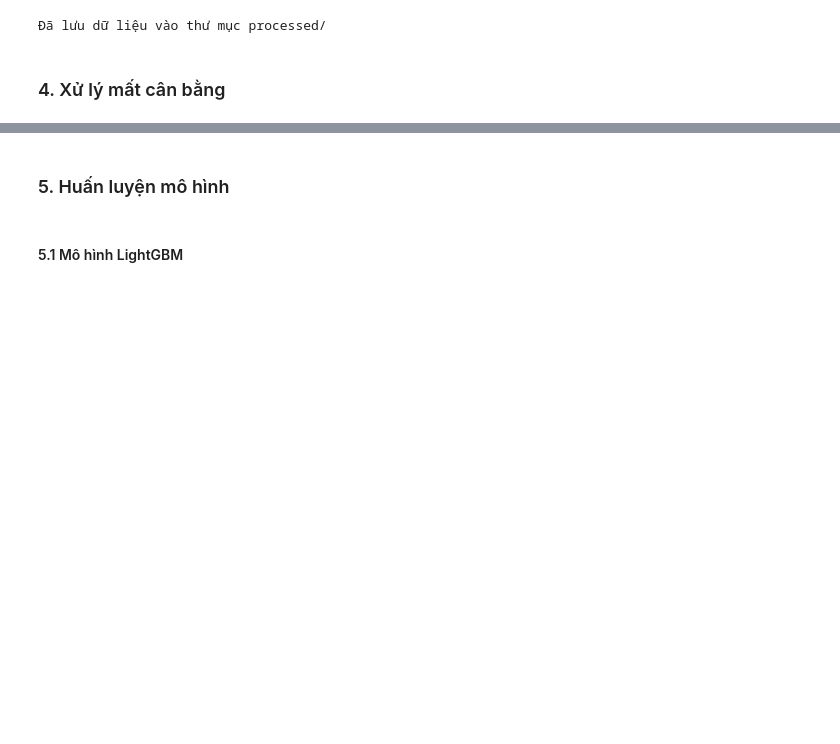
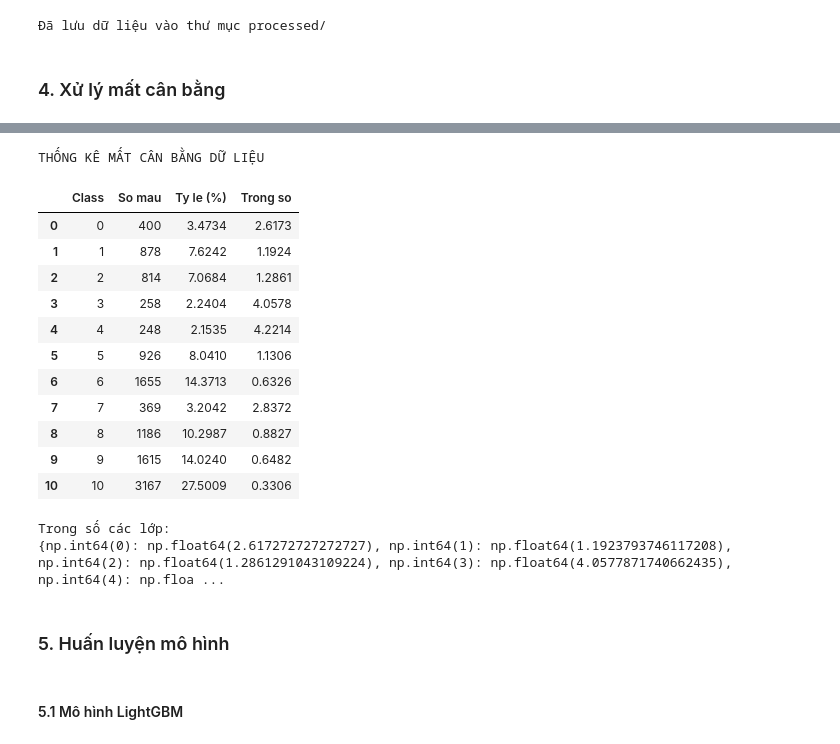
Before and after one commit to QuiBao47/MayHoc_Nhom, a Jupyter notebook: Challenge 2/MusicGenreClassification.ipynb, the cells around one changed output, grey strips where cells are left out. Cells and saved outputs as stored; diff of their text form; code cells hidden in the pictures; blank space fills up the shorter version.

```diff
--- a/Challenge 2/MusicGenreClassification.ipynb
+++ b/Challenge 2/MusicGenreClassification.ipynb
@@ -145,3 +151,49 @@ print("Đã lưu dữ liệu vào thư mục processed/")
+# %%
+
+from sklearn.utils.class_weight import compute_class_weight
+
+# Tính số lượng mẫu của từng lớp trên tập train
+class_labels = np.sort(y_train.unique())
+class_counts = y_train.value_counts().reindex(class_labels)
+
+# Tính trọng số cho từng lớp
+class_weight_values = compute_class_weight(
+    class_weight="balanced",
+    classes=class_labels,
+    y=y_train
+)
+
+class_weights = dict(zip(class_labels, class_weight_values))
+
+# Tạo bảng thống kê
+imbalance_summary = pd.DataFrame({
+    "Class": class_labels,
+    "So mau": class_counts.values,
+    "Ty le (%)": class_counts.values / len(y_train) * 100,
+    "Trong so": class_weight_values
+})
+
+print("THỐNG KÊ MẤT CÂN BẰNG DỮ LIỆU")
+display(imbalance_summary.round(4))
+
+print("\nTrong số các lớp:")
+print(class_weights)
+# %% [output]
+THỐNG KÊ MẤT CÂN BẰNG DỮ LIỆU
+|  | Class | So mau | Ty le (%) | Trong so |
+| 0 | 0 | 400 | 3.4734 | 2.6173 |
+| 1 | 1 | 878 | 7.6242 | 1.1924 |
+| 2 | 2 | 814 | 7.0684 | 1.2861 |
+| 3 | 3 | 258 | 2.2404 | 4.0578 |
+| 4 | 4 | 248 | 2.1535 | 4.2214 |
+| 5 | 5 | 926 | 8.0410 | 1.1306 |
+| 6 | 6 | 1655 | 14.3713 | 0.6326 |
+| 7 | 7 | 369 | 3.2042 | 2.8372 |
+| 8 | 8 | 1186 | 10.2987 | 0.8827 |
+| 9 | 9 | 1615 | 14.0240 | 0.6482 |
+| 10 | 10 | 3167 | 27.5009 | 0.3306 |
+Trong số các lớp:
+{np.int64(0): np.float64(2.617272727272727), np.int64(1): np.float64(1.1923793746117208), np.int64(2): np.float64(1.2861291043109224), np.int64(3): np.float64(4.0577871740662435), np.int64(4): np.floa ...
 # %% [markdown]
 ### 5. Huấn luyện mô hình
 # %% [markdown]
```
Also changed, not shown: parts of 7 cells of this notebook, 1 other file.
